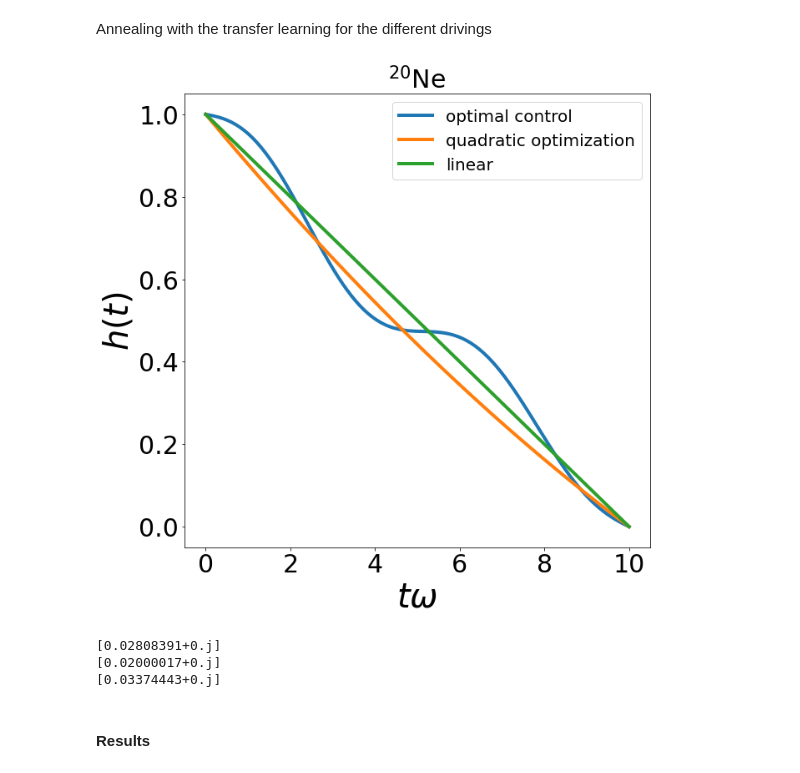
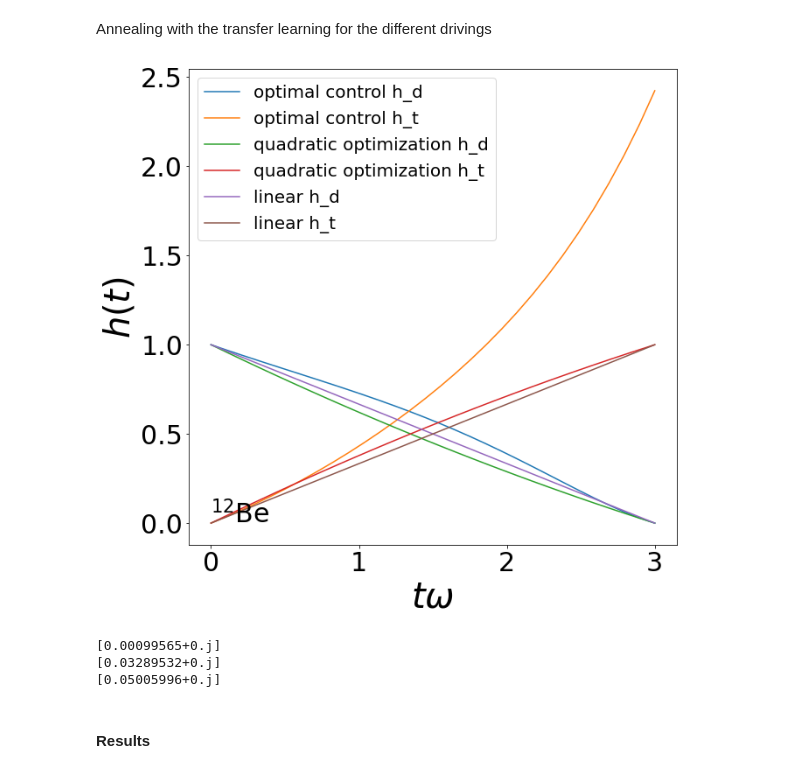
Before and after one commit to emacosta95/2nd_qa4nsm, a Jupyter notebook: optimal_scheduler.ipynb, the cells around one changed output. Cells and saved outputs as stored; diff of their text form; code cells hidden in the pictures.

Commit message:
implement a study of quantum optimal control

```diff
--- a/optimal_scheduler.ipynb
+++ b/optimal_scheduler.ipynb
@@ -149,6 +164,9 @@ plt.show()
 plt.figure(figsize=(10,10))
 b_min=np.argmin(energy_vs_b)
 h_quadratic=1-(1+bs[b_min])*(time/tf)+bs[b_min]*(time/tf)**2
+
+h_driving_quadratic=h_quadratic
+h_target_quadratic=1-h_quadratic
 
 plt.xlabel(r'$t\omega$',fontsize=40)
 plt.ylabel(r'$h(t)$',fontsize=40)
@@ -215,13 +240,15 @@ class Schedule:
 # %% [markdown]
 Plot some samples of the driving
 # %%
-PowerLawScheduler=Schedule(tf=10,type='F-CRAB',number_of_parameters=10,nsteps=100)
+PowerLawScheduler=Schedule(tf=tf,type='F-CRAB',number_of_parameters=5,nsteps=nsteps)
 
 PowerLawScheduler.parameters=np.random.uniform(-1,1,size=PowerLawScheduler.parameters.shape[0])
 plt.plot(PowerLawScheduler.parameters)
 plt.show()
-h=PowerLawScheduler.get_driving()
+h_driver,h_target=PowerLawScheduler.get_driving()
 
-plt.plot(PowerLawScheduler.time,h)
+plt.plot(PowerLawScheduler.time,h_driver)
+plt.plot(PowerLawScheduler.time,h_target)
+
 plt.show()
 # %% [output]
@@ -247,10 +274,10 @@ class SchedulerModel(Schedule):
         dt=self.time[1]-self.time[0]
         self.parameters=parameters
 
-        h=self.get_driving()
+        h_driver,h_target=self.get_driving()
 
         for i,t in enumerate(self.time):
-            time_hamiltonian=h[i]*self.initial_hamiltonian+(1-h[i])*self.target_hamiltonian
+            time_hamiltonian=h_driver[i]*self.initial_hamiltonian+h_target[i]*self.target_hamiltonian
             psi=expm_multiply(-1j*dt*time_hamiltonian,psi)
 
         self.energy=psi.conjugate().transpose().dot(self.target_hamiltonian.dot(psi))
@@ -339,8 +366,8 @@ initial state= [1. 0. 0. 1. 0. 0. 1. 0. 0. 1. 0. 0.]
 idx= 5
 min energy= -15.405709999999996
 # %%
-model=SchedulerModel(initial_state=psi_configuration,target_hamiltonian=TargetHamiltonian.hamiltonian,initial_hamiltonian=InitialHamiltonian.hamiltonian,tf=20,nsteps=10,number_of_parameters=20,type='F-CRAB',seed=42)
-
+model=SchedulerModel(initial_state=psi_configuration,target_hamiltonian=TargetHamiltonian.hamiltonian,initial_hamiltonian=InitialHamiltonian.hamiltonian,tf=tf,nsteps=nsteps,number_of_parameters=number_of_parameters,type='power law',seed=42)
+print(model.parameters.shape)
 
 res = minimize(
                     model.forward,
@@ -520,34 +621,57 @@ min energy= -30.21714603174604
 # %% [markdown]
 Annealing with the transfer learning for the different drivings
 # %%
-hs=[model.get_driving(),h_quadratic,(1-model.time/model.tf)]
+nlevels=3
+quantum_annealing_info=True
+
+
+h_driver,h_target=model.get_driving()
+
+drivings=[(h_driver,h_target),(h_driving_quadratic,h_target_quadratic),(1-model.time/model.tf,model.time/model.tf)]
 labels=['optimal control','quadratic optimization','linear']
+
+probabilities=np.zeros((len(drivings),nlevels,nsteps))
+spectrum=np.zeros_like(probabilities)
+
+
 plt.figure(figsize=(10,10))
-for i,h in enumerate(hs):
-    plt.plot(model.time,h,label=labels[i],linewidth=4)
-
+for i,drivers in enumerate(drivings):
+    h_d,h_t=drivers
+    plt.plot(time,h_d,label=labels[i]+' h_d')
+    plt.plot(time,h_t,label=labels[i]+' h_t')
 plt.tick_params(labelsize=30)
 plt.xlabel(r'$t \omega$',fontsize=40)
 plt.ylabel(r'$h(t)$',fontsize=40)
 plt.legend(fontsize=20)
-plt.title(title,fontsize=30)
+plt.text(s=title,x=0.,y=0.,fontsize=30)
 plt.show()
 dt=model.time[1]-model.time[0]
 energy=[]
 fidelity=[]
-for j,h in enumerate(hs):
+
+for r,drivers in enumerate(drivings):
+    h_d,h_t=drivers
     psi=psi_configuration
     for i,t in enumerate(model.time):
-        time_hamiltonian=h[i]*InitialHamiltonian.hamiltonian+(1-h[i])*TargetHamiltonian.hamiltonian
+        time_hamiltonian=h_d[i]*InitialHamiltonian.hamiltonian+h_t[i]*TargetHamiltonian.hamiltonian
+        linear_time_hamiltonian=(1-time[i]/tf)*InitialHamiltonian.hamiltonian+(time[i]/tf)*TargetHamiltonian.hamiltonian
         psi=expm_multiply(-1j*dt*time_hamiltonian,psi)
+        if quantum_annealing_info==True:
+            values, psis = eigsh(linear_time_hamiltonian, k=nlevels, which="SA")
+            spectrum[r,:, i] = values
+            for j in range(values.shape[0]):
+                probabilities[r,j,i]=(
+                        psis[:, j].conjugate().transpose() @ psi[:]
+                    ) * np.conj(psis[:, j].conjugate().transpose() @ psi[:])
+
 
     energy.append(np.abs((psi.conjugate().transpose().dot(TargetHamiltonian.hamiltonian.dot(psi))-egs)/egs))
     fidelity.append(1-(psi.conjugate()@psi0*(psi0.conjugate().transpose() @ psi)))
-    print(fidelity[j])
+    print(fidelity[r])
 # %% [output]
-[figure, old version]
+[figure, new version]
-[0.02808391+0.j]
-[0.02000017+0.j]
-[0.03374443+0.j]
+[0.00099565+0.j]
+[0.03289532+0.j]
+[0.05005996+0.j]
 # %% [markdown]
 #### Results
```
Also changed, not shown: parts of 22 cells of this notebook, 9 other files.
